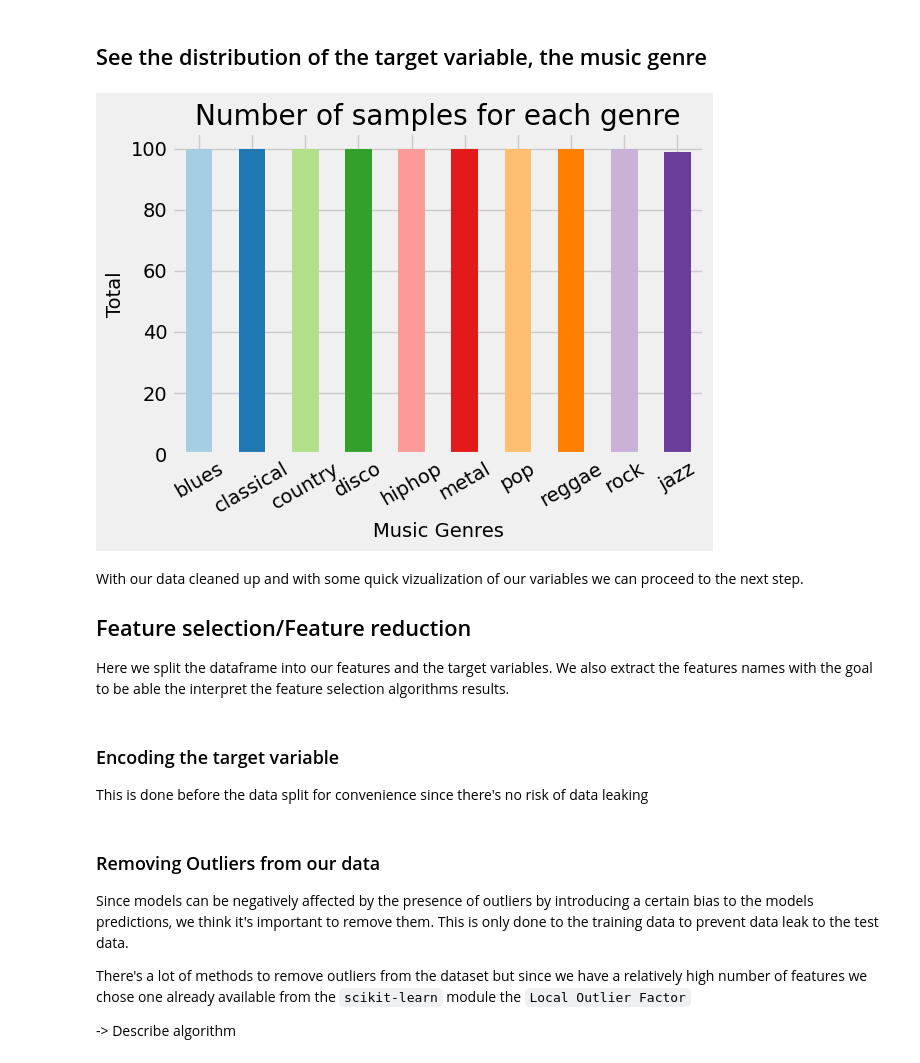
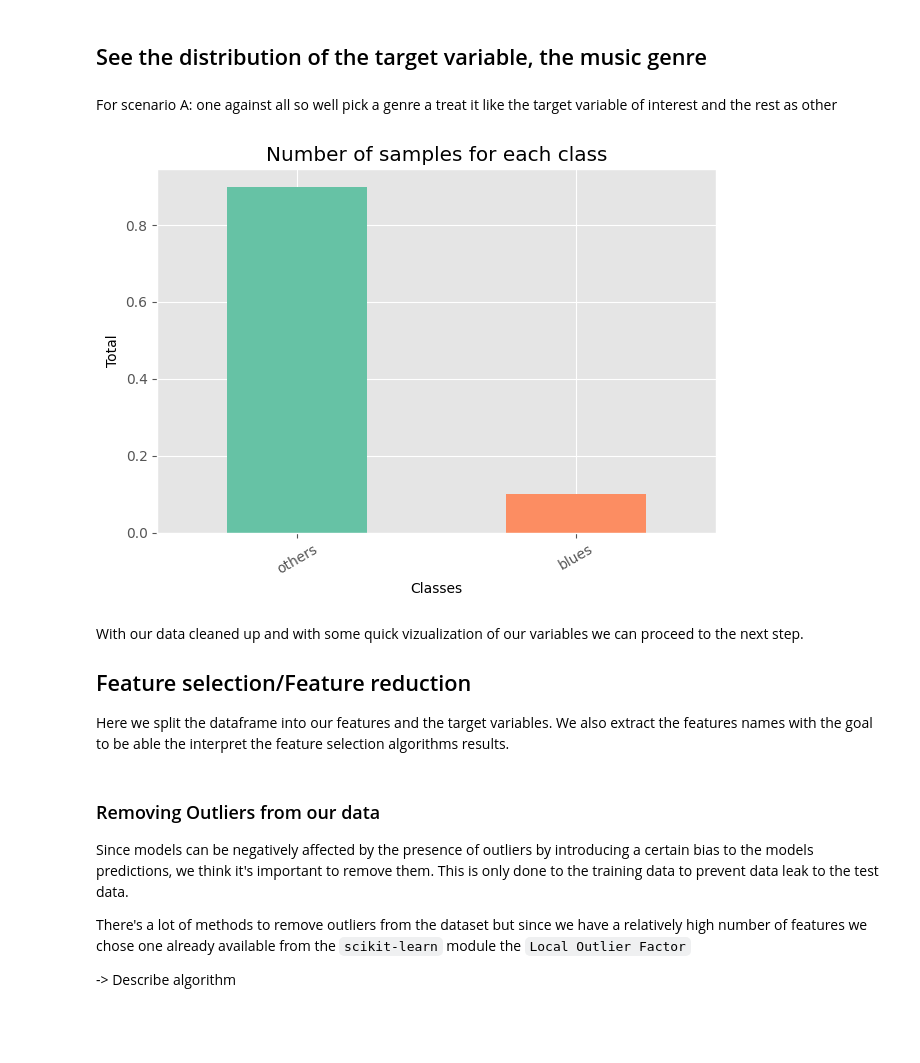
Before and after one commit to maycarlos/music_classification_acb, a Jupyter notebook: notebooks/data_processing.ipynb, the cells around one changed output. Saved outputs shown, nothing was run; the diff lists cells and outputs as text; code cells hidden in the pictures; blank space fills up the shorter version.

```diff
--- a/notebooks/data_processing.ipynb
+++ b/notebooks/data_processing.ipynb
@@ -139,19 +143,16 @@ plt.show()
 # %% [markdown]
 ## See the distribution of the target variable, the music genre
-# %%
-n = df["genre"].nunique()
-colors = [f"C{x}" for x in range(n)]
-df["genre"].value_counts().plot(kind = "bar", rot = 30, color = colors, stacked = True)
-
-plt.title("Number of samples for each genre")
-plt.xlabel("Music Genres")
-plt.ylabel("Total")
-plt.tight_layout()
-if SAVE:
-    plt.savefig("../images/classes_distribution.png", format = "png")
-plt.show()
-# %% [output]
-[figure, removed]
+# %% [markdown]
+For scenario A:
+one against all so well pick a genre a treat it like the target variable of interest and the rest as other
+# %%
+class_distribution(
+    df,
+    target_variable = "genre",
+    save_image = SAVE
+)
+# %% [output]
+[figure, added]
 # %% [markdown]
 With our data cleaned up and with some quick vizualization of our variables we can proceed to the next step.
 
@@ -164,7 +165,3 @@ X = df.iloc[:,:-1].values
 y = df.iloc[:,-1].values
 
 input_features = df.columns[:-1]
-# %% [markdown]
-### Encoding the target variable
-
-This is done before the data split for convenience since there's no risk of data leaking
```
Also changed, not shown: parts of 49 cells of this notebook, 13 other files.
